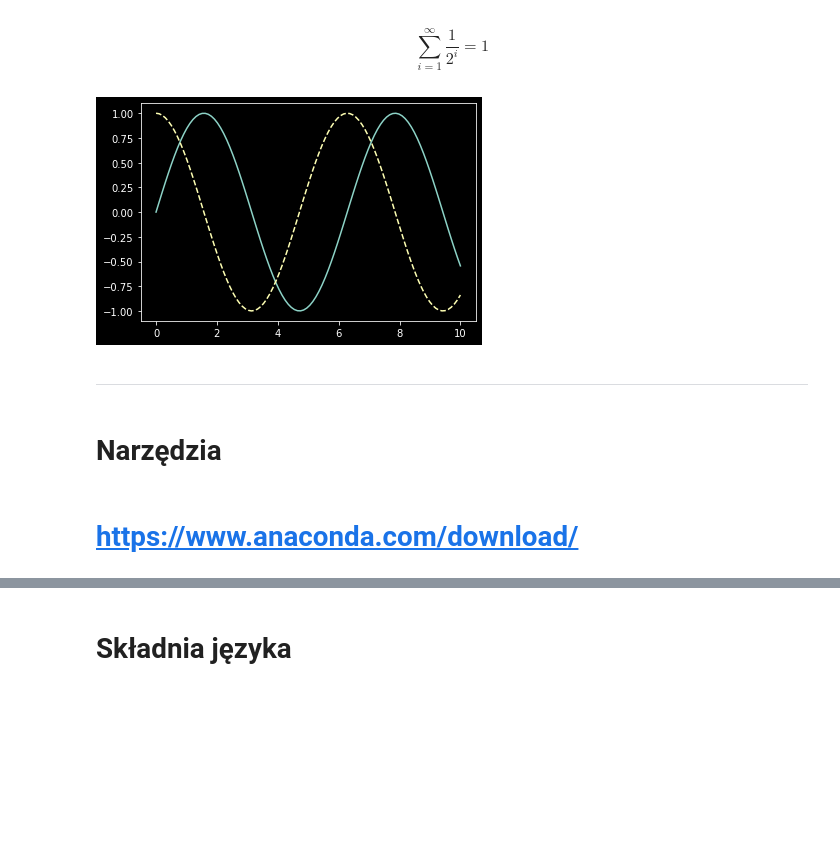
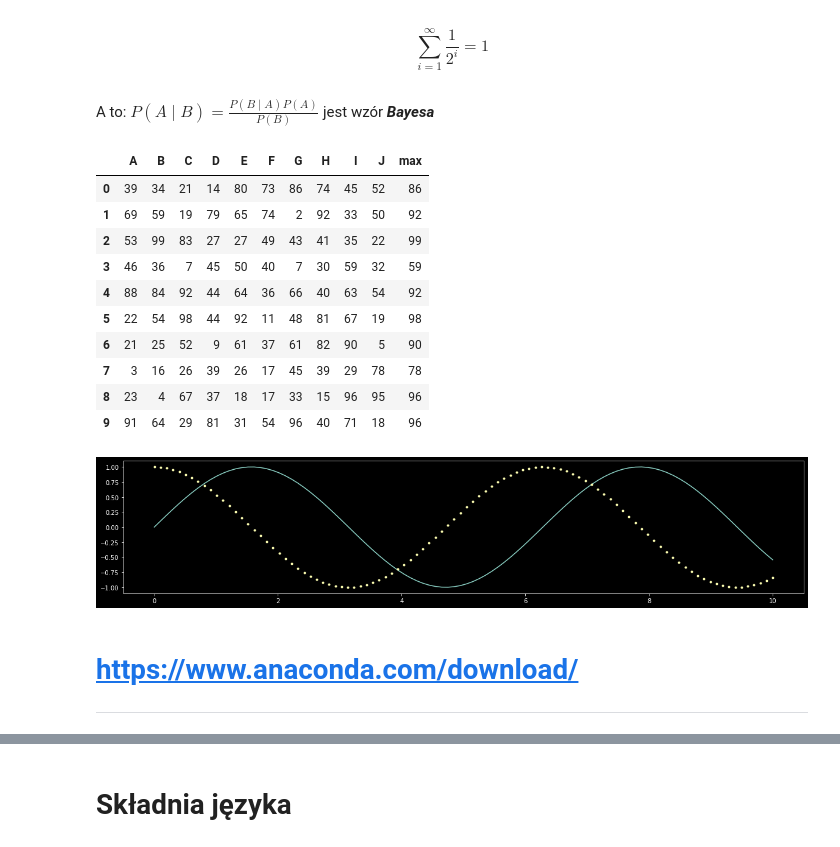
Before and after one commit to MichalKorzycki/PythonDataScience, a Jupyter notebook: 01.Python_Wprowadzenie_1z2.ipynb, the cells around one changed output, grey strips where cells are left out. Cells and saved outputs as stored; diff of their text form; code cells hidden in the pictures; blank space fills up the shorter version.

```diff
--- a/01.Python_Wprowadzenie_1z2.ipynb
+++ b/01.Python_Wprowadzenie_1z2.ipynb
@@ -117,21 +92,41 @@ print (sys.version)
 # %% [markdown]
 $$\sum_{i=1}^\infty \frac{1}{2^i} = 1$$
+# %% [markdown]
+A to: $P(A \mid B) = \frac{P(B \mid A)P(A)}{P(B)}$ jest wzór _**Bayesa**_
+# %%
+import pandas as pd
+import numpy as np
+
+df = pd.DataFrame(np.random.randint(1,100, 100).reshape(-1, 10))
+df.columns=[chr(i) for i in range(ord('A'),ord('J')+1)]
+
+df["max"] = df.apply(max,axis=1)
+df
+# %% [output]
+|  | A | B | C | D | E | F | G | H | I | J | max |
+| 0 | 39 | 34 | 21 | 14 | 80 | 73 | 86 | 74 | 45 | 52 | 86 |
+| 1 | 69 | 59 | 19 | 79 | 65 | 74 | 2 | 92 | 33 | 50 | 92 |
+| 2 | 53 | 99 | 83 | 27 | 27 | 49 | 43 | 41 | 35 | 22 | 99 |
+| 3 | 46 | 36 | 7 | 45 | 50 | 40 | 7 | 30 | 59 | 32 | 59 |
+| 4 | 88 | 84 | 92 | 44 | 64 | 36 | 66 | 40 | 63 | 54 | 92 |
+| 5 | 22 | 54 | 98 | 44 | 92 | 11 | 48 | 81 | 67 | 19 | 98 |
+| 6 | 21 | 25 | 52 | 9 | 61 | 37 | 61 | 82 | 90 | 5 | 90 |
+| 7 | 3 | 16 | 26 | 39 | 26 | 17 | 45 | 39 | 29 | 78 | 78 |
+| 8 | 23 | 4 | 67 | 37 | 18 | 17 | 33 | 15 | 96 | 95 | 96 |
+| 9 | 91 | 64 | 29 | 81 | 31 | 54 | 96 | 40 | 71 | 18 | 96 |
 # %%
 %matplotlib inline
 import matplotlib.pyplot as plt
 import numpy as np
 
 plt.style.use("dark_background")
 
 x = np.linspace(0, 10, 100)
-fig = plt.figure()
+fig = plt.figure(figsize=(20,4))
 plt.plot(x, np.sin(x), '-')
-plt.plot(x, np.cos(x), '--');
+plt.plot(x, np.cos(x), '.');
 # %% [output]
-[figure, old version]
+[figure, new version]
-# %% [markdown]
-***
-# %% [markdown]
-# Narzędzia
 # %% [markdown]
 # https://www.anaconda.com/download/
+---
```
Also changed, not shown: parts of 81 cells of this notebook, 5 other files.
